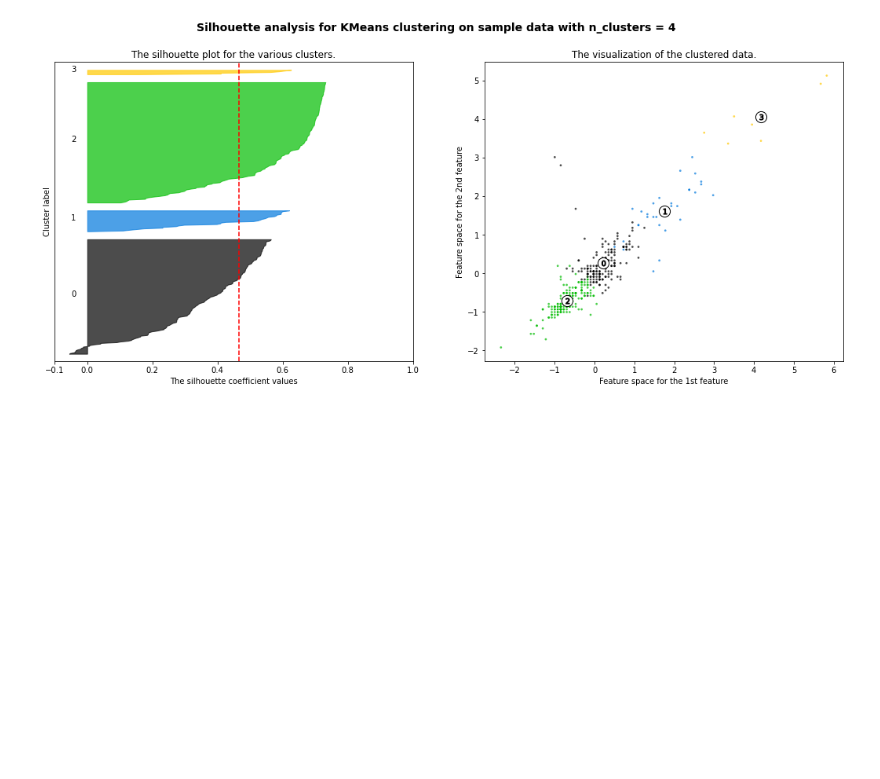
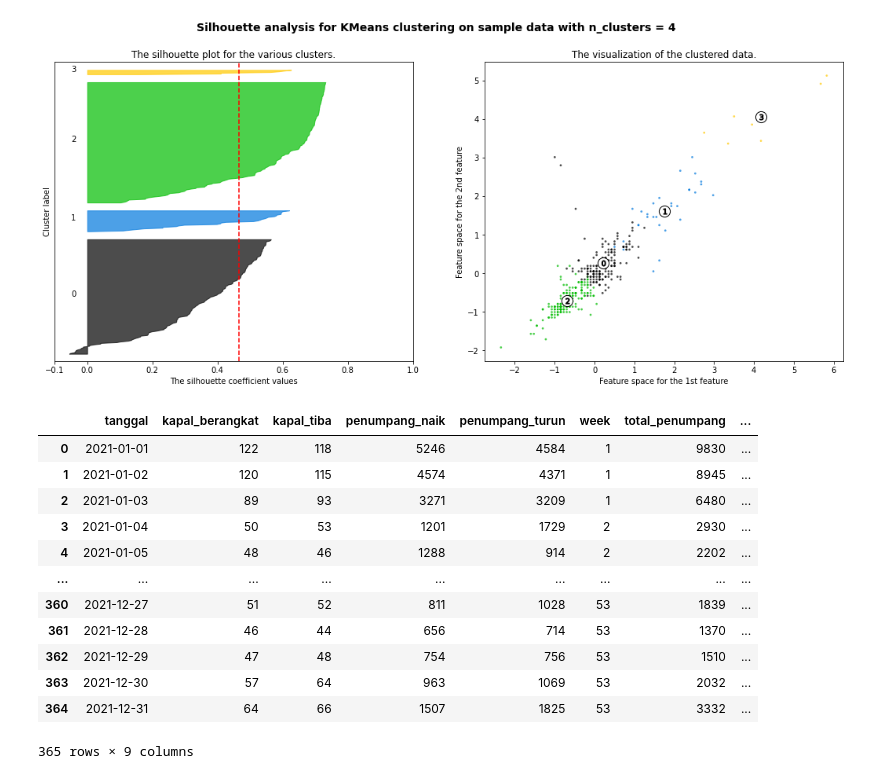
Before and after one commit to amarahanieka/sil-ds, a Jupyter notebook: web/src/notebook/sil.ipynb, the cells around one changed output. Drawn from its saved outputs; the diff is of its cells as text; code cells hidden in the pictures; blank space fills up the shorter version.

```diff
--- a/web/src/notebook/sil.ipynb
+++ b/web/src/notebook/sil.ipynb
@@ -293,3 +293,27 @@ For n_clusters = 4 The average silhouette_score is : 0.46452713277702884
 [figure]
 [figure]
 [figure]
+# %%
+#make week of year column
+data_fix['week'] = data_fix['tanggal'].dt.week % 53 + 1
+
+#make month column
+data_fix['month'] = data_fix['tanggal'].dt.month
+
+#make total penumpang
+data_fix['total_penumpang'] = data_fix['penumpang_naik'] + data_fix['penumpang_turun']
+data_fix
+# %% [output]
+|  | tanggal | kapal_berangkat | kapal_tiba | penumpang_naik | penumpang_turun | week | total_penumpang | ... |
+| 0 | 2021-01-01 | 122 | 118 | 5246 | 4584 | 1 | 9830 | ... |
+| 1 | 2021-01-02 | 120 | 115 | 4574 | 4371 | 1 | 8945 | ... |
+| 2 | 2021-01-03 | 89 | 93 | 3271 | 3209 | 1 | 6480 | ... |
+| 3 | 2021-01-04 | 50 | 53 | 1201 | 1729 | 2 | 2930 | ... |
+| 4 | 2021-01-05 | 48 | 46 | 1288 | 914 | 2 | 2202 | ... |
+| ... | ... | ... | ... | ... | ... | ... | ... | ... |
+| 360 | 2021-12-27 | 51 | 52 | 811 | 1028 | 53 | 1839 | ... |
+| 361 | 2021-12-28 | 46 | 44 | 656 | 714 | 53 | 1370 | ... |
+| 362 | 2021-12-29 | 47 | 48 | 754 | 756 | 53 | 1510 | ... |
+| 363 | 2021-12-30 | 57 | 64 | 963 | 1069 | 53 | 2032 | ... |
+| 364 | 2021-12-31 | 64 | 66 | 1507 | 1825 | 53 | 3332 | ... |
+365 rows × 9 columns
```
Also changed, not shown: parts of 6 cells of this notebook, 2 other files.
